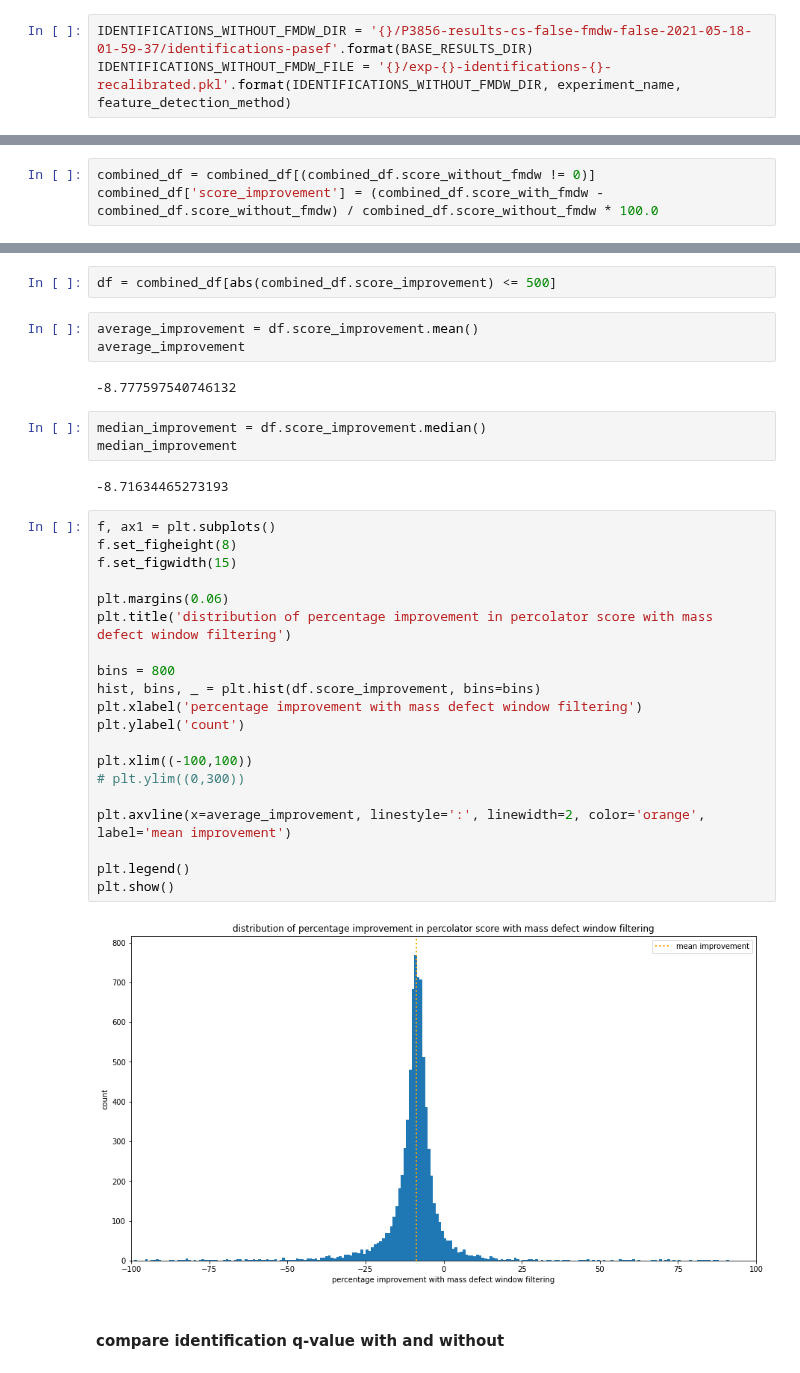
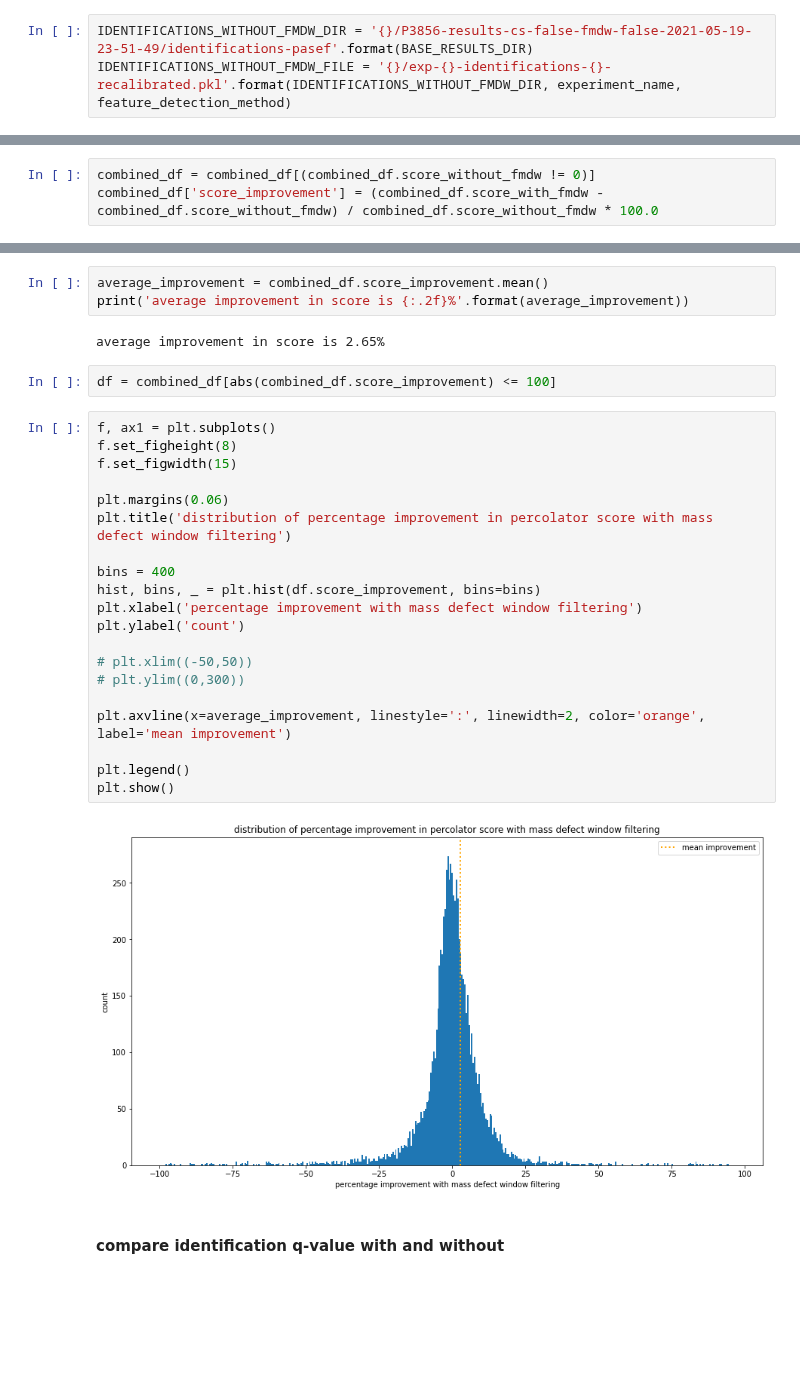
Before and after one commit to WEHI-Proteomics/tfde, a Jupyter notebook: notebooks/paper 2 - comparing identifications with and without mass defect window filtering.ipynb, the cells around one changed output, grey strips where cells are left out. Saved outputs shown, nothing was run; the diff lists cells and outputs as text; blank space fills up the shorter version.

```diff
--- a/notebooks/paper 2 - comparing identifications with and without mass defect window filtering.ipynb
+++ b/notebooks/paper 2 - comparing identifications with and without mass defect window filtering.ipynb
@@ -32,7 +32,7 @@ identifications_with_fmdw_df = identifications_with_fmdw_df[(identifications_wit
 # %% [markdown]
 #### identifications without mass defect window filtering
 # %%
-IDENTIFICATIONS_WITHOUT_FMDW_DIR = '{}/P3856-results-cs-false-fmdw-false-2021-05-18-01-59-37/identifications-pasef'.format(BASE_RESULTS_DIR)
+IDENTIFICATIONS_WITHOUT_FMDW_DIR = '{}/P3856-results-cs-false-fmdw-false-2021-05-19-23-51-49/identifications-pasef'.format(BASE_RESULTS_DIR)
 IDENTIFICATIONS_WITHOUT_FMDW_FILE = '{}/exp-{}-identifications-{}-recalibrated.pkl'.format(IDENTIFICATIONS_WITHOUT_FMDW_DIR, experiment_name, feature_detection_method)
 # %%
 # load the identifications that had saturated points in the mono
@@ -134,37 +130,32 @@ combined_df.score_improvement.mean()
+# %%
+average_improvement = combined_df.score_improvement.mean()
+print('average improvement in score is {:.2f}%'.format(average_improvement))
+# %% [output]
+average improvement in score is 2.65%
 # %%
-df = combined_df[abs(combined_df.score_improvement) <= 500]
+df = combined_df[abs(combined_df.score_improvement) <= 100]
-# %%
-average_improvement = df.score_improvement.mean()
-average_improvement
-# %% [output]
--8.777597540746132
-# %%
-median_improvement = df.score_improvement.median()
-median_improvement
-# %% [output]
--8.71634465273193
 # %%
 f, ax1 = plt.subplots()
 f.set_figheight(8)
 f.set_figwidth(15)
 
 plt.margins(0.06)
 plt.title('distribution of percentage improvement in percolator score with mass defect window filtering')
 
-bins = 800
+bins = 400
 hist, bins, _ = plt.hist(df.score_improvement, bins=bins)
 plt.xlabel('percentage improvement with mass defect window filtering')
 plt.ylabel('count')
 
-plt.xlim((-100,100))
+# plt.xlim((-50,50))
 # plt.ylim((0,300))
 
 plt.axvline(x=average_improvement, linestyle=':', linewidth=2, color='orange', label='mean improvement')
 
 plt.legend()
 plt.show()
 # %% [output]
-[figure, old version]
+[figure, new version]
 # %% [markdown]
 #### compare identification q-value with and without
 # %%
```
Also changed, not shown: parts of 14 cells of this notebook, 1 other file.
